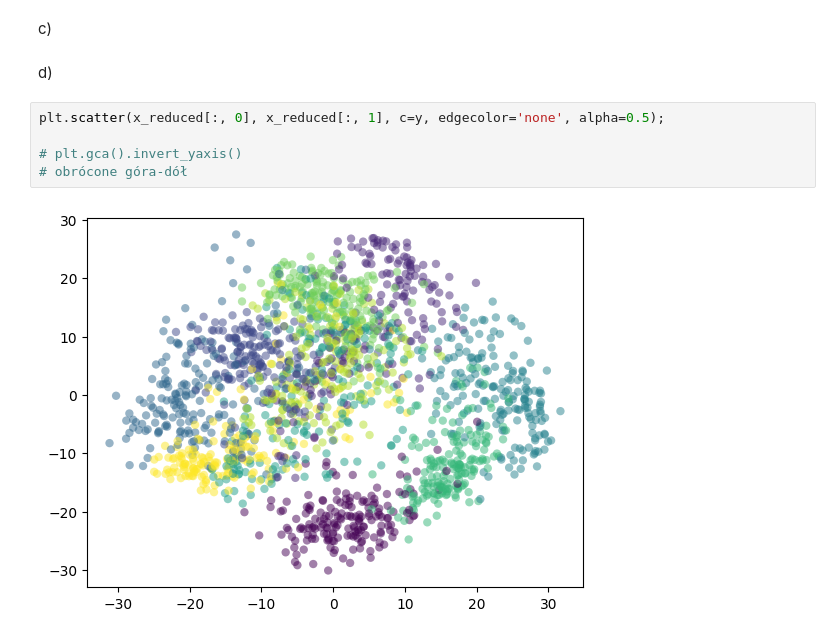
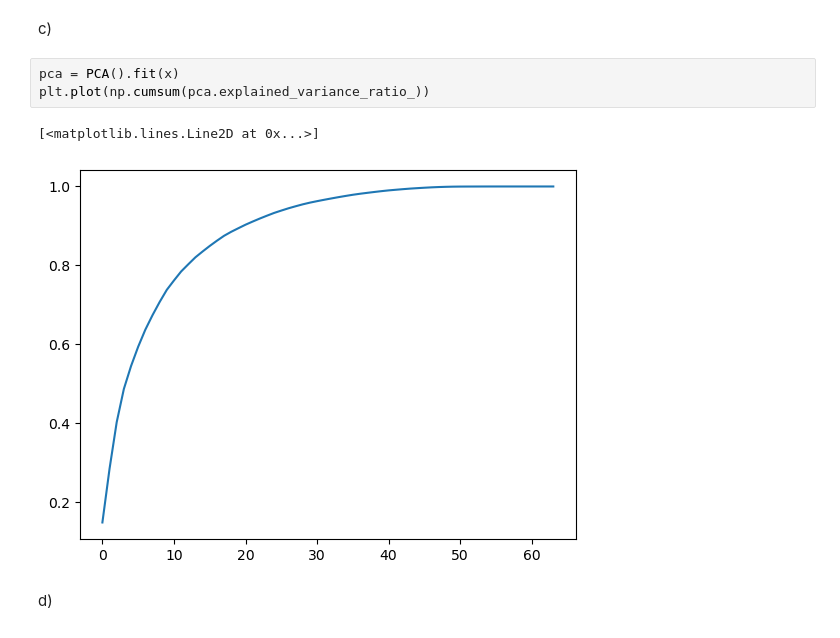
Before and after one commit to szvbvtk/Przetwarzanie_i_analiza_danych, a Jupyter notebook: lab_6.ipynb, the cells around one changed output. Cells and saved outputs as stored; diff of their text form.

```diff
--- a/lab_6.ipynb
+++ b/lab_6.ipynb
@@ -106,12 +107,11 @@ b)
 x_reduced, eigen_val, eigen_vec, principal_components = wiPCA(x, 2)
 # %% [markdown]
 c)
+# %%
+pca = PCA().fit(x)
+plt.plot(np.cumsum(pca.explained_variance_ratio_))
+# %% [output]
+[<matplotlib.lines.Line2D at 0x...>]
+[figure, added]
 # %% [markdown]
 d)
-# %%
-plt.scatter(x_reduced[:, 0], x_reduced[:, 1], c=y, edgecolor='none', alpha=0.5);
-
-# plt.gca().invert_yaxis()
-# obrócone góra-dół
-# %% [output]
-[figure, removed]
```
Also changed, not shown: parts of 4 cells of this notebook.
